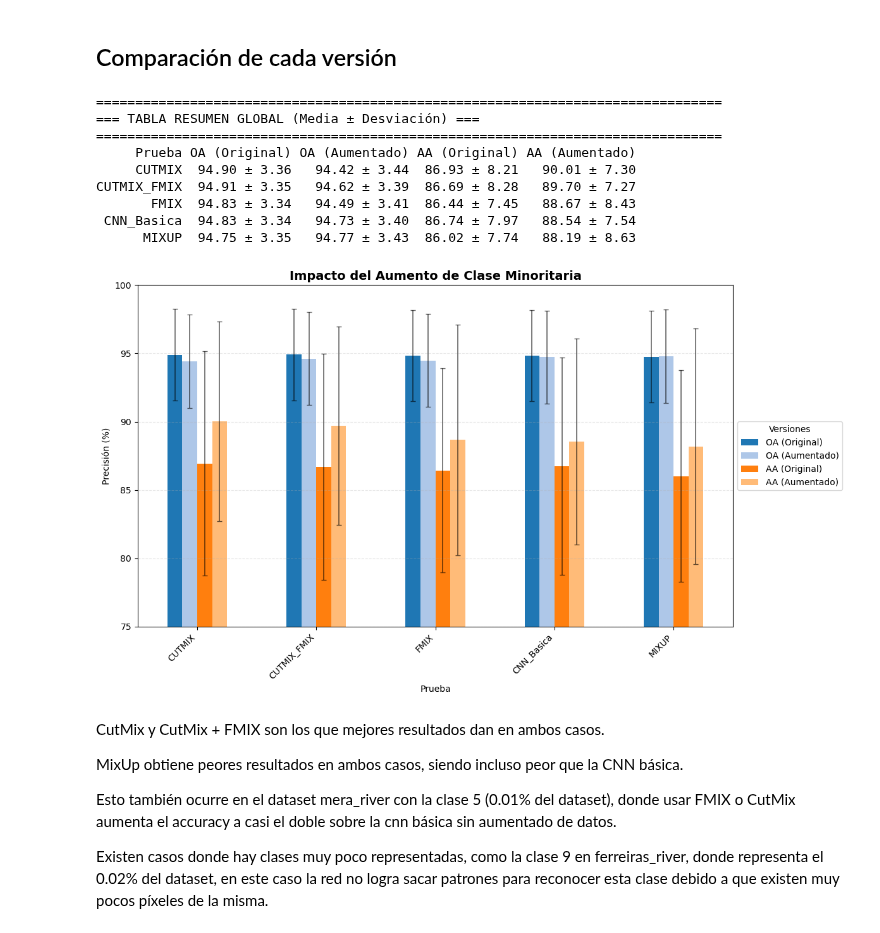
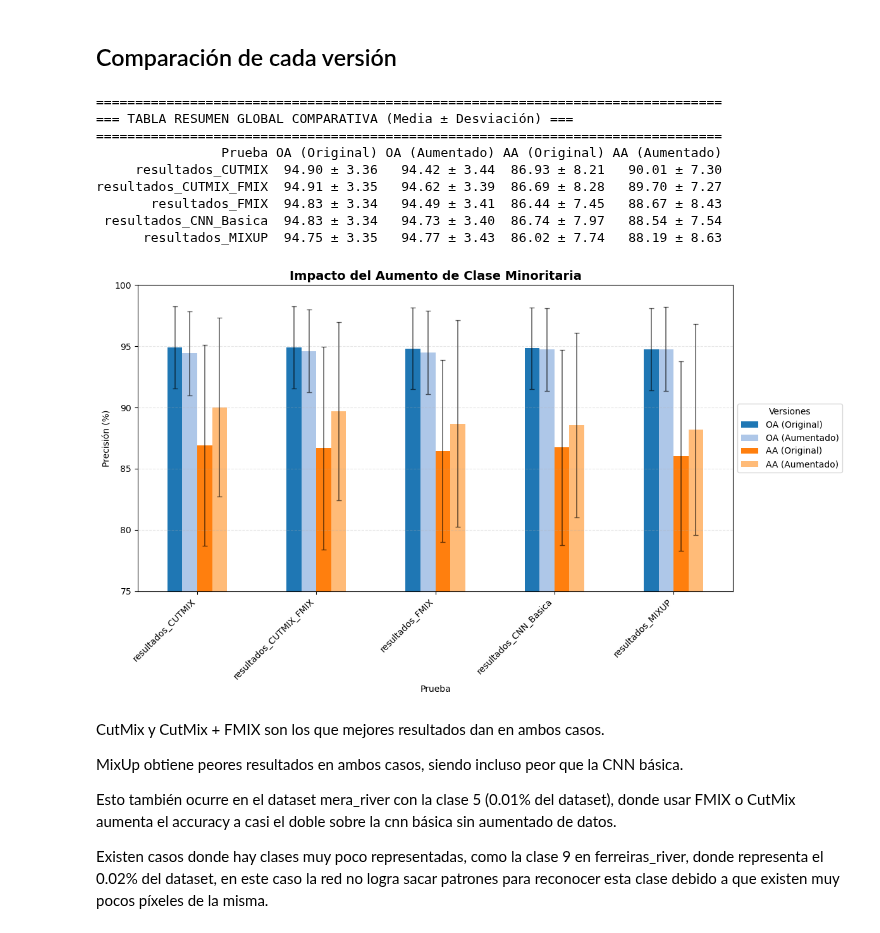
Before and after one commit to DBR5823/TFG_DanielBerdullasRey, a Jupyter notebook: creacionTablas.ipynb, the cells around one changed output. Saved outputs shown, nothing was run; the diff lists cells and outputs as text; code cells hidden in the pictures.

```diff
--- a/creacionTablas.ipynb
+++ b/creacionTablas.ipynb
@@ -602,7 +602,7 @@ def graficaComparacionModelos(datos_comparacion):
 #Leemos los resultados asociados a las ejecuciones sin usar el oversampling
 ruta_carpeta = "resultadosPruebas"
 
-datos_comparacion=imprimirResultados(ruta_carpeta)
+datos_orig=imprimirResultados(ruta_carpeta)
 # %% [output]
 ============================== ARCHIVO: resultados_FMIX ==============================
 
@@ -630,7 +630,7 @@ graficaComparacionModelos(datos_comparacion)
 # %%
 ruta_carpeta = "resultadosPruebasAumentado"
 
-datos_comparacion=imprimirResultados(ruta_carpeta)
+datos_aum=imprimirResultados(ruta_carpeta)
 # %% [output]
 ============================== ARCHIVO: resultados_FMIX_aumentado ==============================
 
@@ -656,76 +656,103 @@ graficaComparacionModelos(datos_comparacion)
 # %% [markdown]
 ## Comparación de cada versión
 # %%
-# --- GRÁFICA Y TABLA COMPARATIVA GLOBAL ---
+# --- 2. UNIFICAR LOS DATOS PARA LA COMPARACIÓN ---
+datos_comparacion = []
+
+if datos_orig and datos_aum:
+    # Convertimos la lista de diccionarios de la carpeta aumentada en un diccionario
+    # donde la clave sea el nombre de la prueba (quitando el sufijo "_aumentado")
+    # para poder buscar fácilmente su pareja original.
+    dict_aum = {d["Prueba"].replace("_aumentado", ""): d for d in datos_aum}
+
+    for d_orig in datos_orig:
+        nombre_base = d_orig["Prueba"]
+
+        # Si la prueba original tiene su respectiva versión aumentada, las combinamos
+        if nombre_base in dict_aum:
+            d_aum = dict_aum[nombre_base]
+            datos_comparacion.append({
+                "Prueba": nombre_base,
+                "OA_Orig": d_orig["OA Global (%)"],
+                "OA_Aum": d_aum["OA Global (%)"],
+                "AA_Orig": d_orig["AA Global (%)"],
+                "AA_Aum": d_aum["AA Global (%)"],
+                "OA_Std_Orig": d_orig["OA Std (%)"],
+                "OA_Std_Aum": d_aum["OA Std (%)"],
+                "AA_Std_Orig": d_orig["AA Std (%)"],
+                "AA_Std_Aum": d_aum["AA Std (%)"]
+            })
+
+# --- 3. GRÁFICA Y TABLA COMPARATIVA GLOBAL ---
 if datos_comparacion:
     df_comp = pd.DataFrame(datos_comparacion)
     # Ordenamos de mayor a menor basándonos en AA_Aum
     df_comp = df_comp.sort_values(by='AA_Aum', ascending=False)
 
-    # 1. Definimos las columnas que queremos mostrar y graficar
+    # Definimos las columnas que queremos mostrar y graficar
     cols_medias = ['OA_Orig', 'OA_Aum', 'AA_Orig', 'AA_Aum']
     cols_stds = ['OA_Std_Orig', 'OA_Std_Aum', 'AA_Std_Orig', 'AA_Std_Aum']
-
-    # Etiquetas para humanos
     nombres_legibles = ['OA (Original)', 'OA (Aumentado)', 'AA (Original)', 'AA (Aumentado)']
 
     print("\n" + "="*80)
-    print("=== TABLA RESUMEN GLOBAL (Media ± Desviación) ===")
+    print("=== TABLA RESUMEN GLOBAL COMPARATIVA (Media ± Desviación) ===")
     print("="*80)
 
-    # --- MODIFICACIÓN AQUÍ PARA IMPRIMIR MEDIA ± DESVIACIÓN ---
+    # Creamos el dataframe resumen con formato "Media ± Desviación"
     df_resumen = pd.DataFrame()
     df_resumen['Prueba'] = df_comp['Prueba']
-    # Aplicamos formato para que quede como "95.50 ± 1.20"
     df_resumen['OA (Original)'] = df_comp.apply(lambda x: f"{x['OA_Orig']:.2f} ± {x['OA_Std_Orig']:.2f}", axis=1)
     df_resumen['OA (Aumentado)'] = df_comp.apply(lambda x: f"{x['OA_Aum']:.2f} ± {x['OA_Std_Aum']:.2f}", axis=1)
     df_resumen['AA (Original)'] = df_comp.apply(lambda x: f"{x['AA_Orig']:.2f} ± {x['AA_Std_Orig']:.2f}", axis=1)
     df_resumen['AA (Aumentado)'] = df_comp.apply(lambda x: f"{x['AA_Aum']:.2f} ± {x['AA_Std_Aum']:.2f}", axis=1)
 
     print(df_resumen.to_string(index=False))
-    # -----------------------------------------------------------
 
-    # 2. Preparación para la gráfica
+    # Preparación para la gráfica
     df_plot_medias = df_comp[['Prueba'] + cols_medias].set_index('Prueba')
     df_plot_stds = df_comp[['Prueba'] + cols_stds].set_index('Prueba')
 
     # Renombrar columnas para la leyenda de la gráfica
     df_plot_medias.columns = nombres_legibles
     df_plot_stds.columns = nombres_legibles
 
     colores = ['#1f77b4', '#aec7e8', '#ff7f0e', '#ffbb78']
 
     ax = df_plot_medias.plot(
         kind='bar',
-        yerr=df_plot_stds.values.T, # Usamos los valores de error directamente
+        yerr=df_plot_stds.values.T,
         capsize=3,
         figsize=(12, 7),
         color=colores,
         error_kw={'alpha': 0.6, 'lw': 1.2}
     )
 
     plt.title('Impacto del Aumento de Clase Minoritaria', fontsize=14, fontweight='bold')
     plt.ylabel('Precisión (%)')
     plt.xticks(rotation=45, ha='right')
-    plt.ylim(min(df_comp[cols_medias].min().min() - 5, 75), 100) # Ajuste dinámico del eje Y
+
+    # Ajuste dinámico del eje Y para que la gráfica no se vea aplastada
+    lim_inferior = min(df_comp[cols_medias].min().min() - 5, 75)
+    plt.ylim(lim_inferior, 100)
+
     plt.legend(title='Versiones', loc='center left', bbox_to_anchor=(1, 0.5))
     plt.grid(axis='y', linestyle='--', alpha=0.3)
 
     plt.tight_layout()
     plt.show()
 else:
-    print("No se encontraron coincidencias para comparar.")
+    print("\nNo se pudieron generar los datos de comparación. Verifica que los archivos base y los '_aumentado' existan.")
 # %% [output]
 ================================================================================
-=== TABLA RESUMEN GLOBAL (Media ± Desviación) ===
+=== TABLA RESUMEN GLOBAL COMPARATIVA (Media ± Desviación) ===
 ================================================================================
-     Prueba OA (Original) OA (Aumentado) AA (Original) AA (Aumentado)
-     CUTMIX  94.90 ± 3.36   94.42 ± 3.44  86.93 ± 8.21   90.01 ± 7.30
-CUTMIX_FMIX  94.91 ± 3.35   94.62 ± 3.39  86.69 ± 8.28   89.70 ± 7.27
-       FMIX  94.83 ± 3.34   94.49 ± 3.41  86.44 ± 7.45   88.67 ± 8.43
- CNN_Basica  94.83 ± 3.34   94.73 ± 3.40  86.74 ± 7.97   88.54 ± 7.54
-      MIXUP  94.75 ± 3.35   94.77 ± 3.43  86.02 ± 7.74   88.19 ± 8.63
+                Prueba OA (Original) OA (Aumentado) AA (Original) AA (Aumentado)
+     resultados_CUTMIX  94.90 ± 3.36   94.42 ± 3.44  86.93 ± 8.21   90.01 ± 7.30
+resultados_CUTMIX_FMIX  94.91 ± 3.35   94.62 ± 3.39  86.69 ± 8.28   89.70 ± 7.27
+       resultados_FMIX  94.83 ± 3.34   94.49 ± 3.41  86.44 ± 7.45   88.67 ± 8.43
+ resultados_CNN_Basica  94.83 ± 3.34   94.73 ± 3.40  86.74 ± 7.97   88.54 ± 7.54
+      resultados_MIXUP  94.75 ± 3.35   94.77 ± 3.43  86.02 ± 7.74   88.19 ± 8.63
-[figure, old version]
+[figure, new version]
 # %% [markdown]
 CutMix y CutMix + FMIX son los que mejores resultados dan en ambos casos.
 
```
Also changed, not shown: parts of 2 cells of this notebook, 21 other files.
